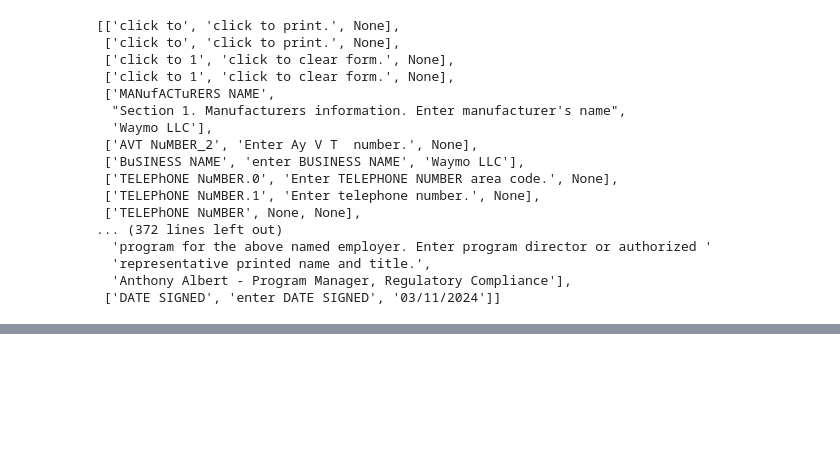
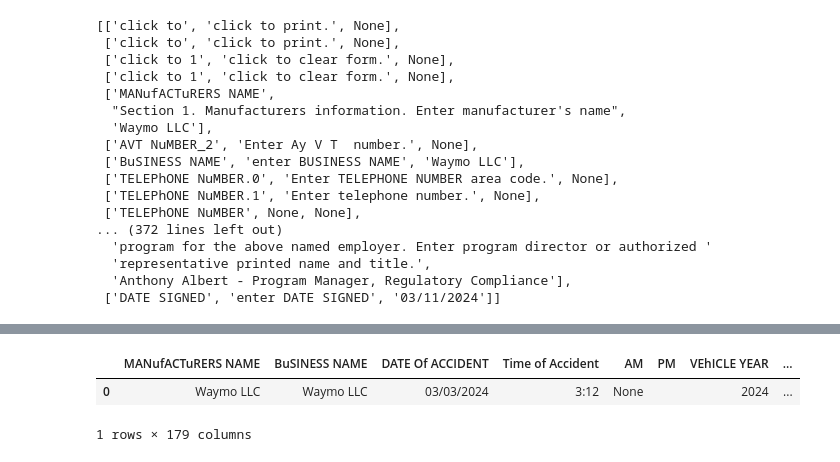
Before and after one commit to Kyle-Markwardt/self-driving-vehicles, a Jupyter notebook: pdf.ipynb, the cells around one changed output, grey strips where cells are left out. Drawn from its saved outputs; the diff is of its cells as text; code cells hidden in the pictures; blank space fills up the shorter version.

```diff
--- a/pdf.ipynb
+++ b/pdf.ipynb
@@ -49,0 +148,23 @@ pprint(form_data)
+# %%
+# Row-wise approach
+# Use this to loop over all pdfs and add entries.  But we will need to rename the columns, as many are only clearly decribed by their "alt_text" dropped here.
+# Create an empty dictionary to store data for DataFrame
+data_dict = {}
+
+# Populate the dictionary with values from filtered_list
+for tuple in filtered_list:
+    column_name = tuple[0]
+    row_value = tuple[2]
+    data_dict[column_name] = row_value
+
+# Create DataFrame from the dictionary
+collision_report = pd.DataFrame([data_dict])
+
+# Optionally, reset the index of the DataFrame
+collision_report.reset_index(drop=True, inplace=True)
+
+collision_report.head()
+# %% [output]
+|  | MANufACTuRERS NAME | BuSINESS NAME | DATE Of ACCIDENT | Time of Accident | AM | PM | VEhICLE YEAR | ... |
+| 0 | Waymo LLC | Waymo LLC | 03/03/2024 | 3:12 | None |  | 2024 | ... |
+1 rows × 179 columns
```
Also changed, not shown: parts of 3 cells of this notebook.
